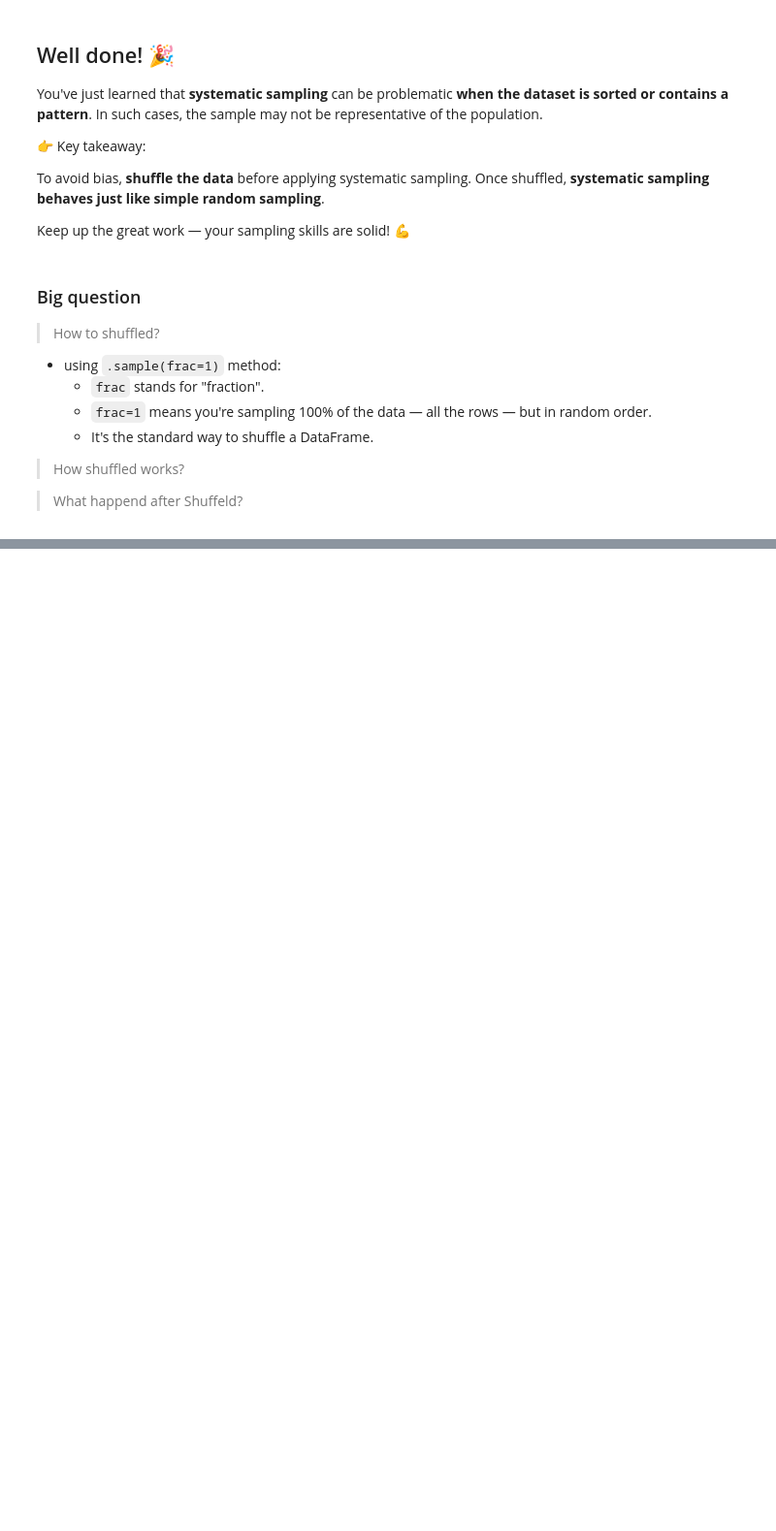
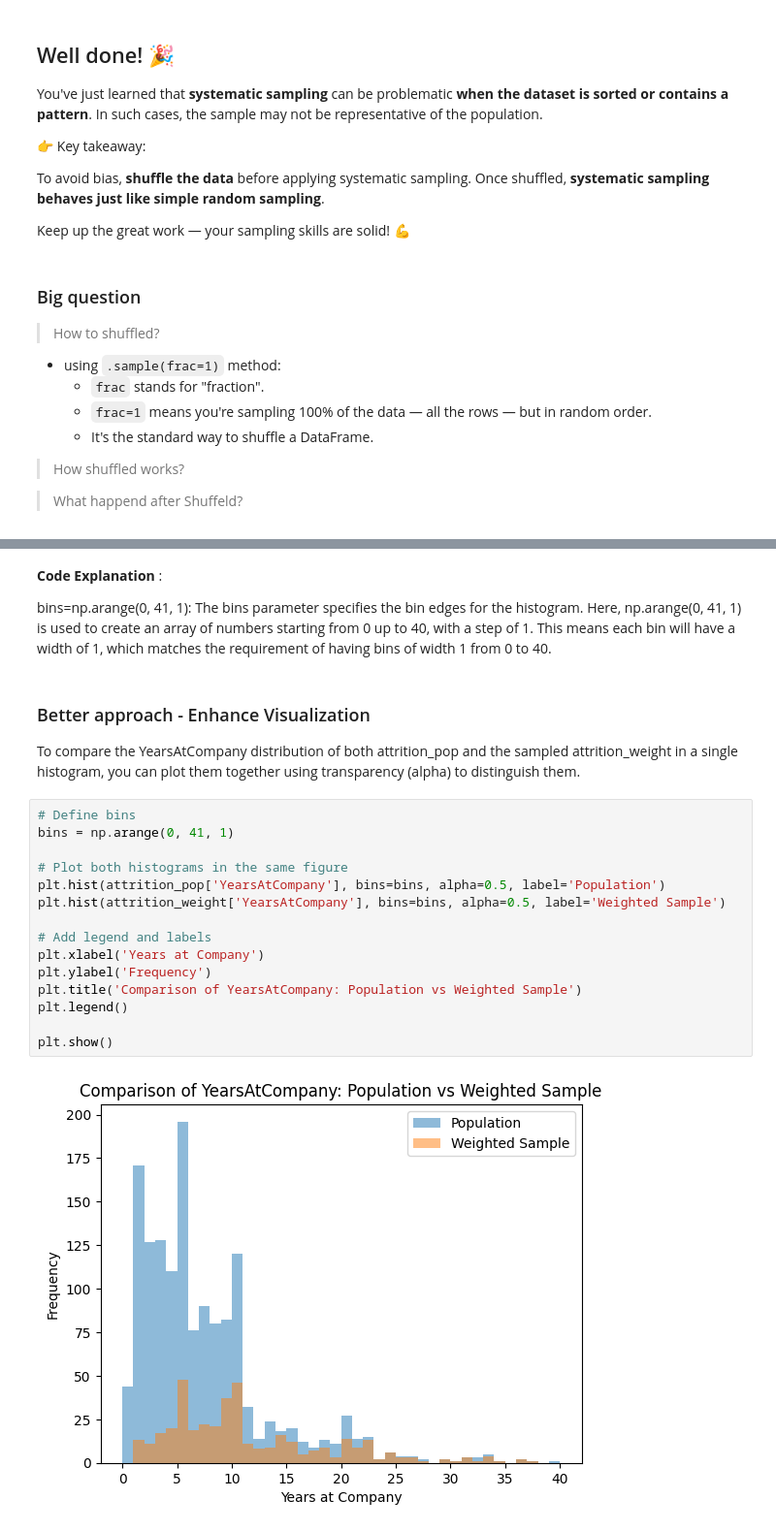
Before and after one commit to Marc86316/Data-Anaylsis-Portfolio, a Jupyter notebook: Courses/Sampling_in_Python/Sampling_Methods.ipynb, the cells around one changed output, grey strips where cells are left out. Shown at 97% size. Cells and saved outputs as stored; diff of their text form; blank space fills up the shorter version.

```diff
--- a/Courses/Sampling_in_Python/Sampling_Methods.ipynb
+++ b/Courses/Sampling_in_Python/Sampling_Methods.ipynb
@@ -249,0 +544,24 @@ Keep up the great work — your sampling skills are solid! 💪
+# %% [markdown]
+**Code Explanation** :
+
+bins=np.arange(0, 41, 1): The bins parameter specifies the bin edges for the histogram. Here, np.arange(0, 41, 1) is used to create an array of numbers starting from 0 up to 40, with a step of 1. This means each bin will have a width of 1, which matches the requirement of having bins of width 1 from 0 to 40.
+# %% [markdown]
+### Better approach - Enhance Visualization
+To compare the YearsAtCompany distribution of both attrition_pop and the sampled attrition_weight in a single histogram, you can plot them together using transparency (alpha) to distinguish them.
+# %%
+# Define bins
+bins = np.arange(0, 41, 1)
+
+# Plot both histograms in the same figure
+plt.hist(attrition_pop['YearsAtCompany'], bins=bins, alpha=0.5, label='Population')
+plt.hist(attrition_weight['YearsAtCompany'], bins=bins, alpha=0.5, label='Weighted Sample')
+
+# Add legend and labels
+plt.xlabel('Years at Company')
+plt.ylabel('Frequency')
+plt.title('Comparison of YearsAtCompany: Population vs Weighted Sample')
+plt.legend()
+
+plt.show()
+# %% [output]
+[figure, added]
```
Also changed, not shown: parts of 70 cells of this notebook.
